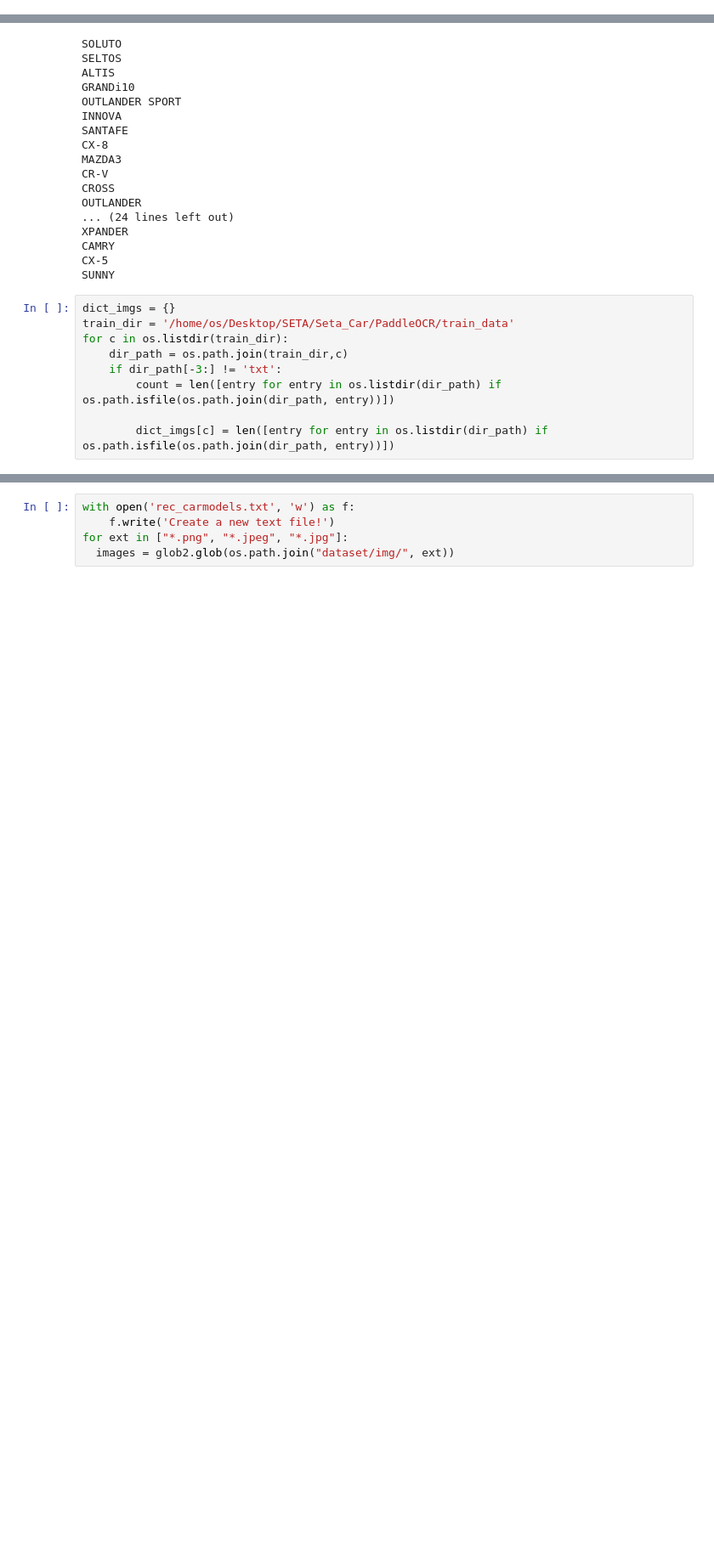
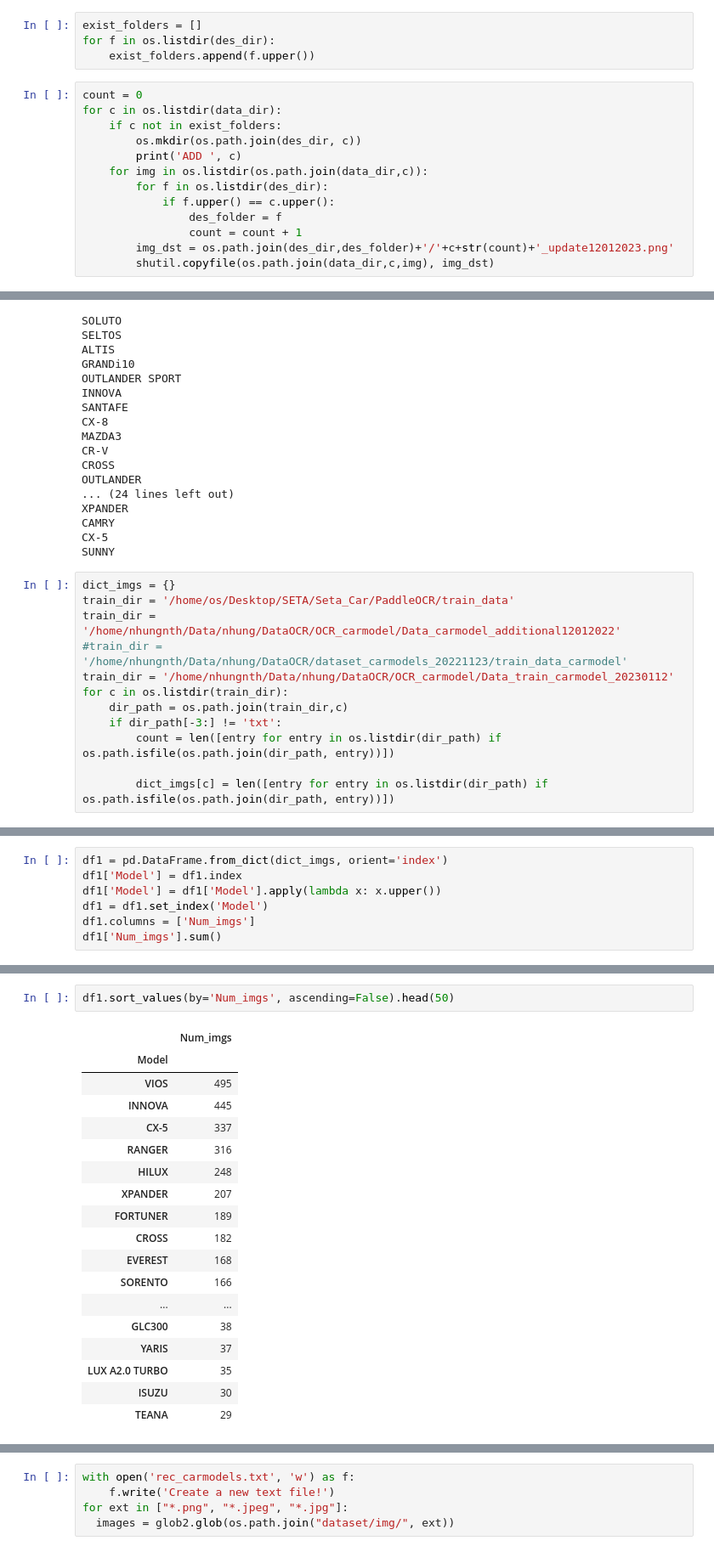
Before and after one commit to nhungnguyen-seta/PaddleOCR-Studycases, a Jupyter notebook: utils.ipynb, the cells around one changed output, grey strips where cells are left out. Shown at 85% size. Saved outputs shown, nothing was run; the diff lists cells and outputs as text; blank space fills up the shorter version.

```diff
--- a/utils.ipynb
+++ b/utils.ipynb
@@ -6,0 +11,17 @@ import shutil
+# %%
+exist_folders = []
+for f in os.listdir(des_dir):
+    exist_folders.append(f.upper())
+# %%
+count = 0
+for c in os.listdir(data_dir):
+    if c not in exist_folders:
+        os.mkdir(os.path.join(des_dir, c))
+        print('ADD ', c)
+    for img in os.listdir(os.path.join(data_dir,c)):
+        for f in os.listdir(des_dir):
+            if f.upper() == c.upper():
+                des_folder = f
+                count = count + 1
+        img_dst = os.path.join(des_dir,des_folder)+'/'+c+str(count)+'_update12012023.png'
+        shutil.copyfile(os.path.join(data_dir,c,img), img_dst)
@@ -36,6 +76,9 @@ SUNNY
 # %%
 dict_imgs = {}
 train_dir = '/home/os/Desktop/SETA/Seta_Car/PaddleOCR/train_data'
+train_dir = '/home/nhungnth/Data/nhung/DataOCR/OCR_carmodel/Data_carmodel_additional12012022'
+#train_dir = '/home/nhungnth/Data/nhung/DataOCR/dataset_carmodels_20221123/train_data_carmodel'
+train_dir = '/home/nhungnth/Data/nhung/DataOCR/OCR_carmodel/Data_train_carmodel_20230112'
 for c in os.listdir(train_dir):
     dir_path = os.path.join(train_dir,c)
     if dir_path[-3:] != 'txt':
@@ -84,0 +88,7 @@ pd.DataFrame.from_dict(dict_imgs, orient='index')
+# %%
+df1 = pd.DataFrame.from_dict(dict_imgs, orient='index')
+df1['Model'] = df1.index
+df1['Model'] = df1['Model'].apply(lambda x: x.upper())
+df1 = df1.set_index('Model')
+df1.columns = ['Num_imgs']
+df1['Num_imgs'].sum()
@@ -84,0 +97,21 @@ pd.DataFrame.from_dict(dict_imgs, orient='index')
+# %%
+df1.sort_values(by='Num_imgs', ascending=False).head(50)
+# %% [output]
+|  | Num_imgs |
+| Model |  |
+| VIOS | 495 |
+| INNOVA | 445 |
+| CX-5 | 337 |
+| RANGER | 316 |
+| HILUX | 248 |
+| XPANDER | 207 |
+| FORTUNER | 189 |
+| CROSS | 182 |
+| EVEREST | 168 |
+| SORENTO | 166 |
+| ... | ... |
+| GLC300 | 38 |
+| YARIS | 37 |
+| LUX A2.0 TURBO | 35 |
+| ISUZU | 30 |
+| TEANA | 29 |
```
Also changed, not shown: parts of 10 cells of this notebook, 10 other files.
